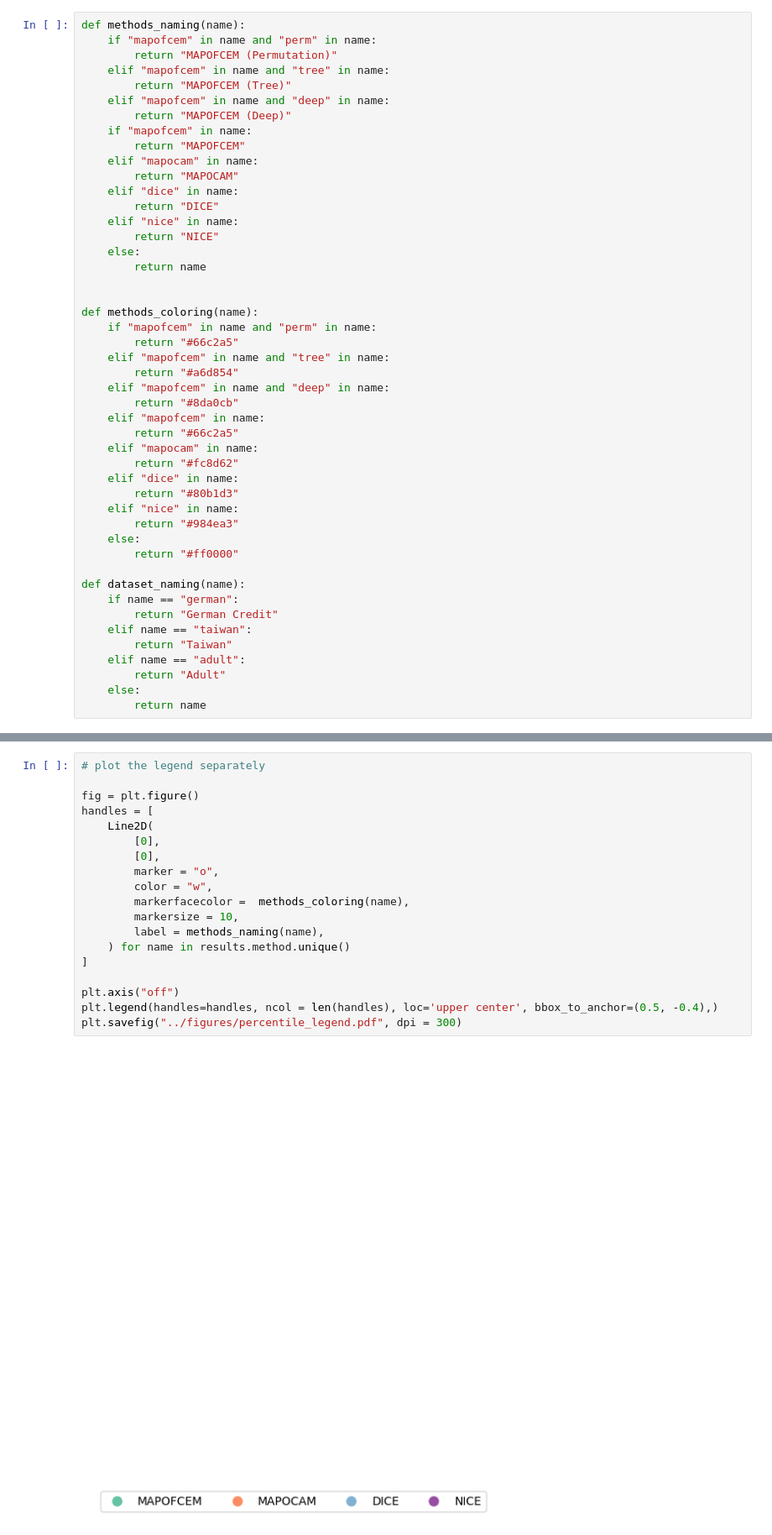
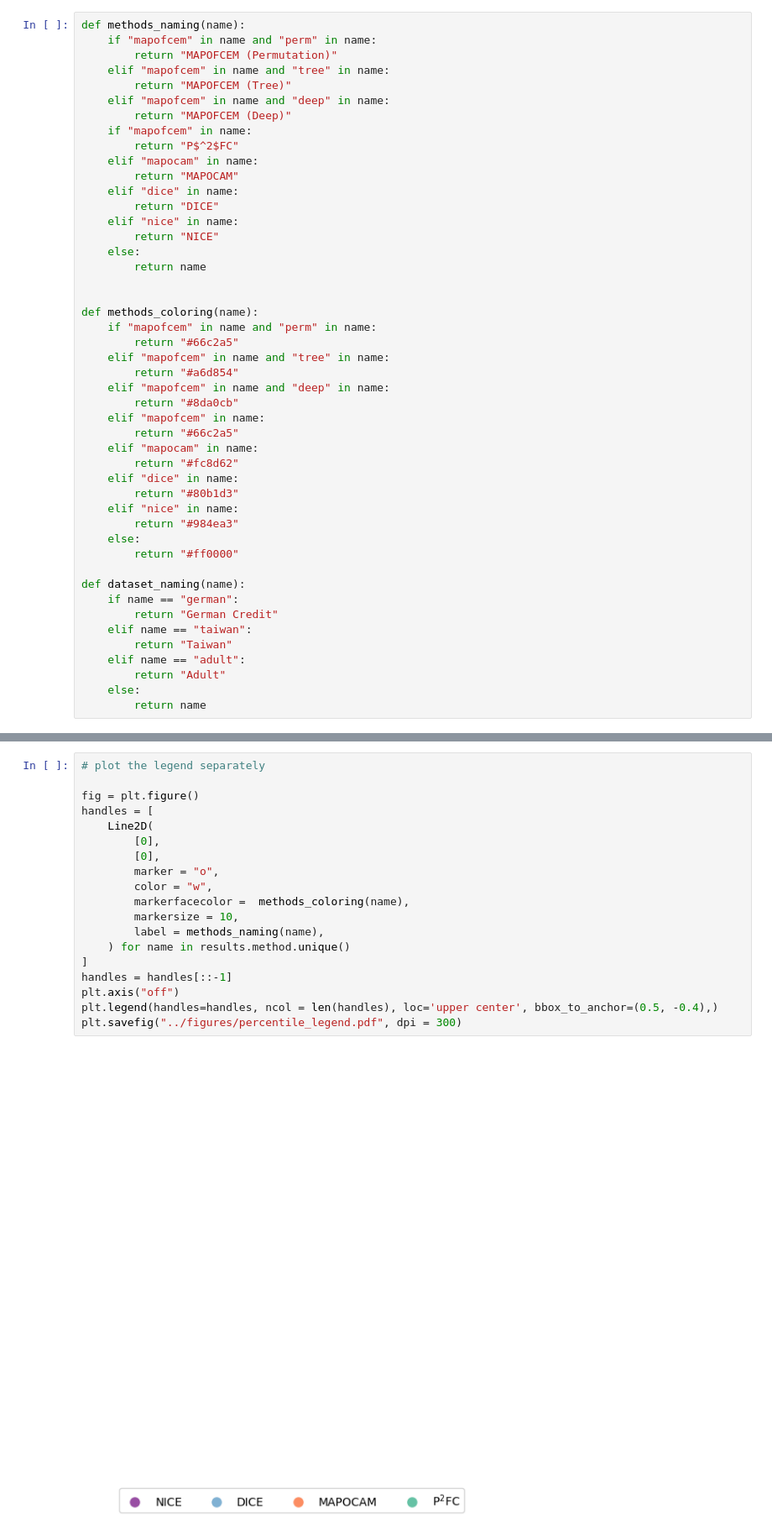
Before and after one commit to hiaac-finance/cfmining, a Jupyter notebook: notebooks/generate_figures.ipynb, the cells around one changed output, grey strips where cells are left out. Shown at 84% size. Cells and saved outputs as stored; diff of their text form.

```diff
--- a/notebooks/generate_figures.ipynb
+++ b/notebooks/generate_figures.ipynb
@@ -14,7 +16,7 @@ def methods_naming(name):
     elif "mapofcem" in name and "deep" in name:
         return "MAPOFCEM (Deep)"
     if "mapofcem" in name:
-        return "MAPOFCEM"
+        return "P$^2$FC"
     elif "mapocam" in name:
         return "MAPOCAM"
     elif "dice" in name:
@@ -161,21 +163,21 @@ plt.savefig("../figures/percentile_results.pdf", dpi = 300)
 # %%
 # plot the legend separately
 
 fig = plt.figure()
 handles = [
     Line2D(
         [0],
         [0],
         marker = "o",
         color = "w",
         markerfacecolor =  methods_coloring(name),
         markersize = 10,
         label = methods_naming(name),
     ) for name in results.method.unique()
 ]
-
+handles = handles[::-1]
 plt.axis("off")
 plt.legend(handles=handles, ncol = len(handles), loc='upper center', bbox_to_anchor=(0.5, -0.4),)
 plt.savefig("../figures/percentile_legend.pdf", dpi = 300)
 # %% [output]
-[figure, old version]
+[figure, new version]
```
Also changed, not shown: parts of 20 cells of this notebook, 5 other files.
